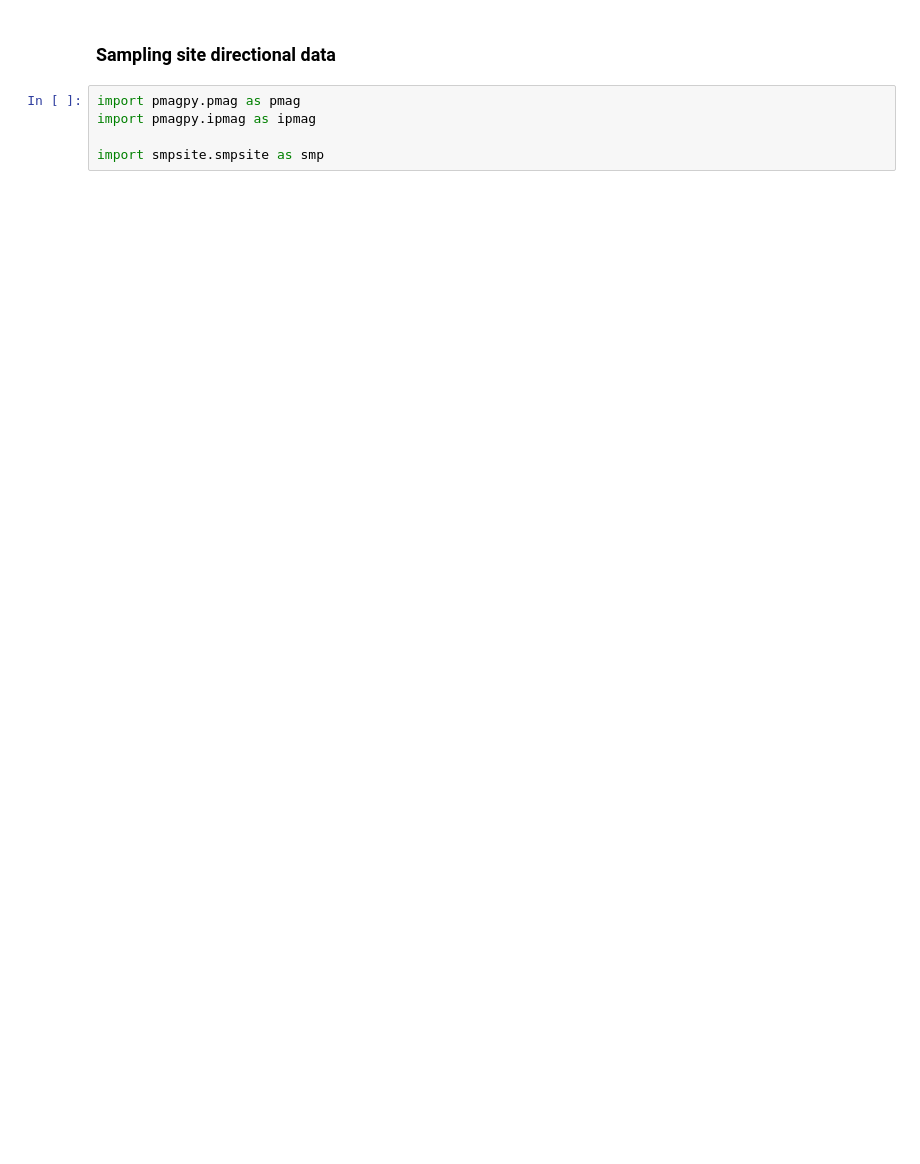
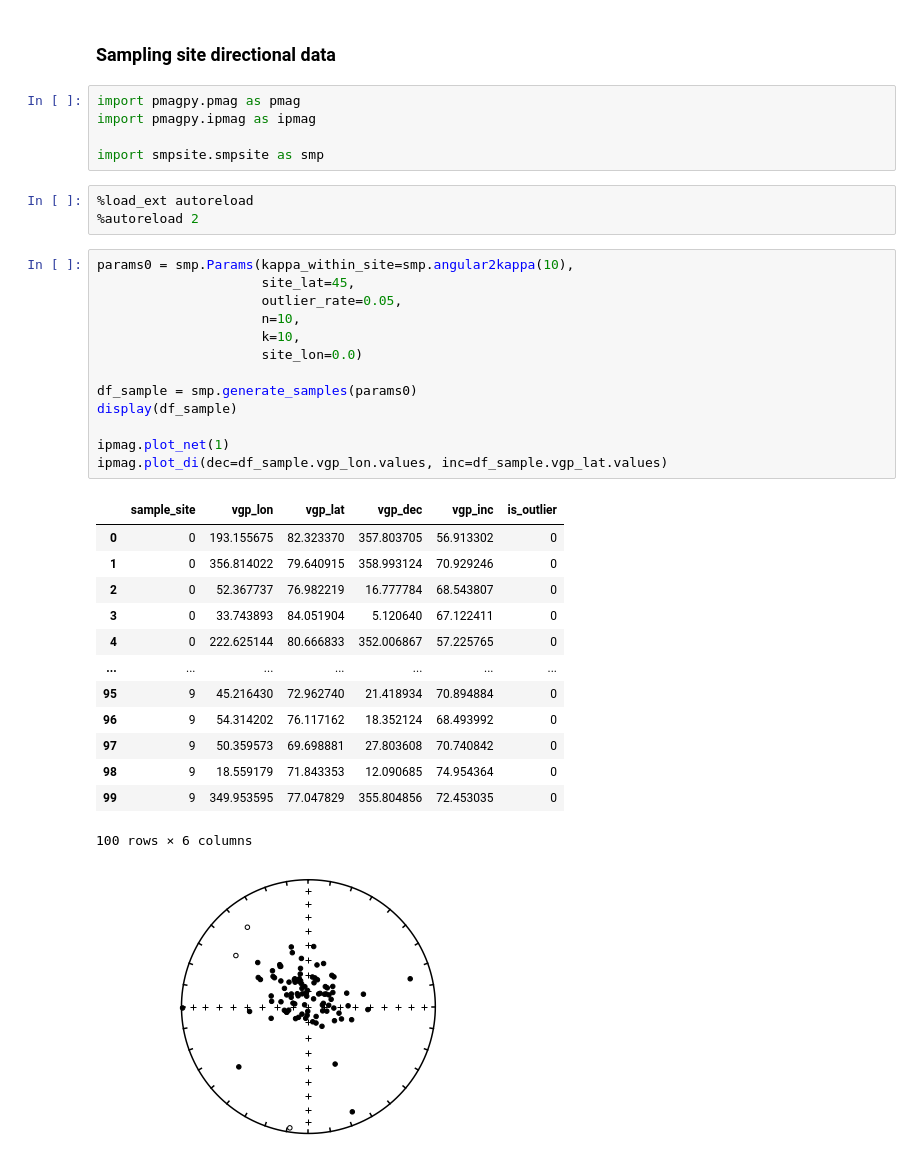
Before and after one commit to PolarWandering/PaleoSampling, a Jupyter notebook: Sampling_example.ipynb, the cells around one changed output. Cells and saved outputs as stored; diff of their text form; blank space fills up the shorter version.

```diff
--- a/Sampling_example.ipynb
+++ b/Sampling_example.ipynb
@@ -5,4 +5,35 @@ import pmagpy.pmag as pmag
 import pmagpy.ipmag as ipmag
 
 import smpsite.smpsite as smp
+# %%
+%load_ext autoreload
+%autoreload 2
+# %%
+params0 = smp.Params(kappa_within_site=smp.angular2kappa(10),
+                     site_lat=45,
+                     outlier_rate=0.05,
+                     n=10,
+                     k=10,
+                     site_lon=0.0)
+
+df_sample = smp.generate_samples(params0)
+display(df_sample)
+
+ipmag.plot_net(1)
+ipmag.plot_di(dec=df_sample.vgp_lon.values, inc=df_sample.vgp_lat.values)
+# %% [output]
+|  | sample_site | vgp_lon | vgp_lat | vgp_dec | vgp_inc | is_outlier |
+| 0 | 0 | 193.155675 | 82.323370 | 357.803705 | 56.913302 | 0 |
+| 1 | 0 | 356.814022 | 79.640915 | 358.993124 | 70.929246 | 0 |
+| 2 | 0 | 52.367737 | 76.982219 | 16.777784 | 68.543807 | 0 |
+| 3 | 0 | 33.743893 | 84.051904 | 5.120640 | 67.122411 | 0 |
+| 4 | 0 | 222.625144 | 80.666833 | 352.006867 | 57.225765 | 0 |
+| ... | ... | ... | ... | ... | ... | ... |
+| 95 | 9 | 45.216430 | 72.962740 | 21.418934 | 70.894884 | 0 |
+| 96 | 9 | 54.314202 | 76.117162 | 18.352124 | 68.493992 | 0 |
+| 97 | 9 | 50.359573 | 69.698881 | 27.803608 | 70.740842 | 0 |
+| 98 | 9 | 18.559179 | 71.843353 | 12.090685 | 74.954364 | 0 |
+| 99 | 9 | 349.953595 | 77.047829 | 355.804856 | 72.453035 | 0 |
+100 rows × 6 columns
+[figure, added]
 # %%
```
Also changed, not shown: parts of 2 cells of this notebook, 1 other file.
